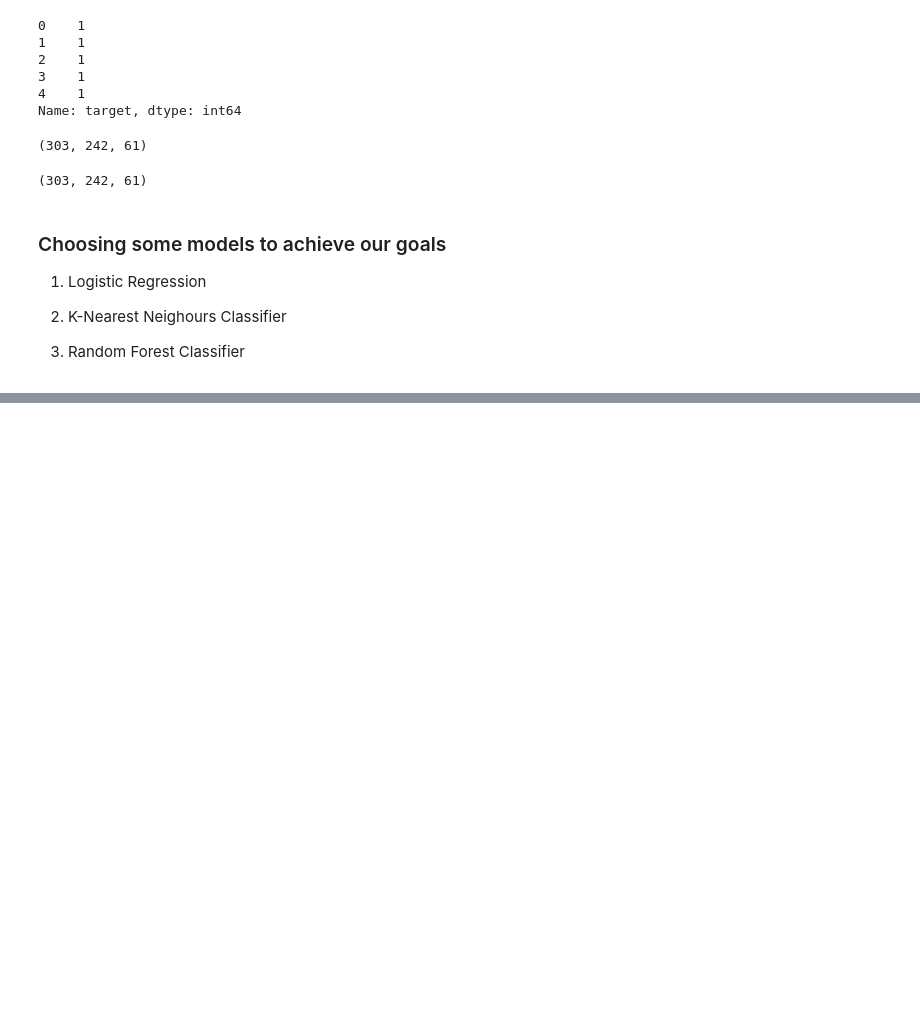
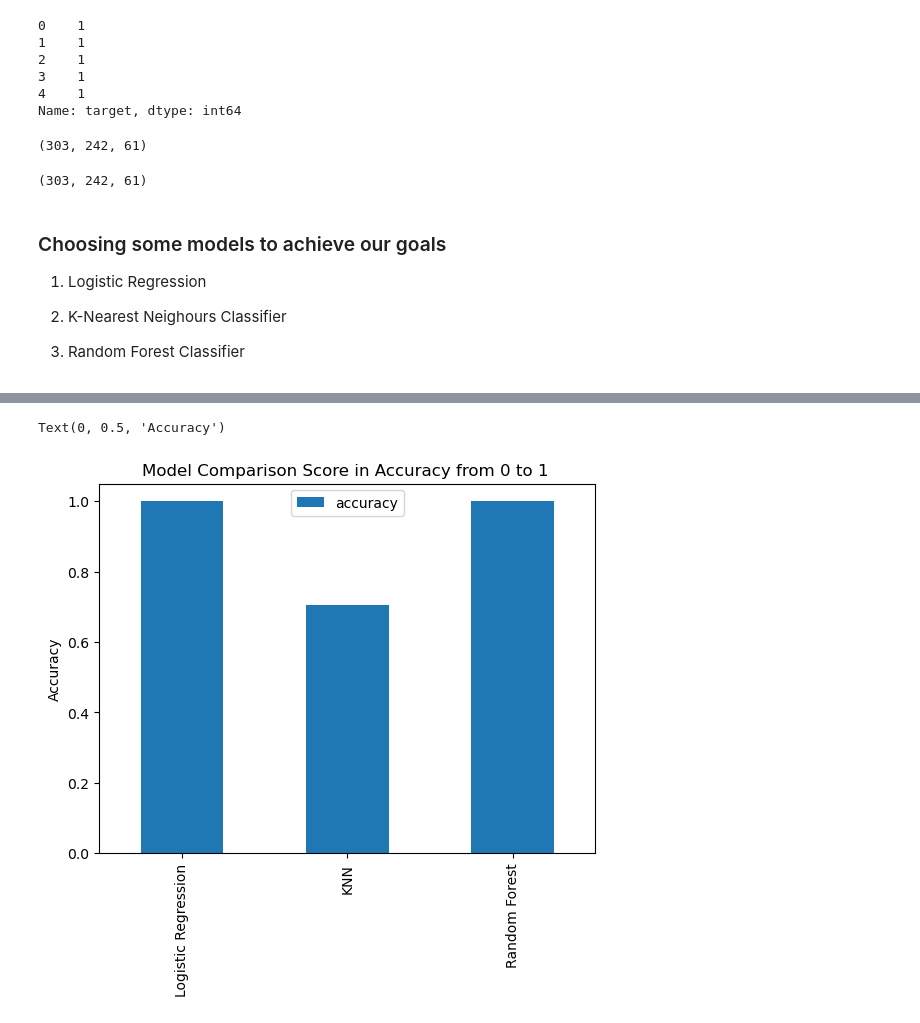
Before and after one commit to Victor-Johnson/ml-heart-diseases, a Jupyter notebook: main.ipynb, the cells around one changed output, grey strips where cells are left out. Saved outputs shown, nothing was run; the diff lists cells and outputs as text; code cells hidden in the pictures; blank space fills up the shorter version.

Commit message:
Model Comparison

```diff
--- a/main.ipynb
+++ b/main.ipynb
@@ -444,4 +444,5 @@ def fit_and_score(models,X_train,X_test,y_train,y_test):
     model_scores={}
     for name,model in models.items():
         model.fit(X_train,y_train)
-        model_scores[name]= model.score()
+        model_scores[name]= model.score(X_test,y_test)
+    return model_scores
@@ -449,0 +449,7 @@ SyntaxError: invalid syntax (732353681.py, line 1)
+# %%
+model_score = fit_and_score(models=models,
+                           X_train = X_train,
+                           X_test = X_test,
+                           y_train = y_train,
+                           y_test= y_test)
+model_score
@@ -449,0 +467,9 @@ SyntaxError: invalid syntax (732353681.py, line 1)
+# %%
+model_compare = pd.DataFrame(model_score,index=["accuracy"])
+model_compare.T.plot.bar();
+
+plt.title("Model Comparison Score in Accuracy from 0 to 1 ")
+plt.ylabel("Accuracy")
+# %% [output]
+Text(0, 0.5, 'Accuracy')
+[figure, added]
```
Also changed, not shown: parts of 3 cells of this notebook.
